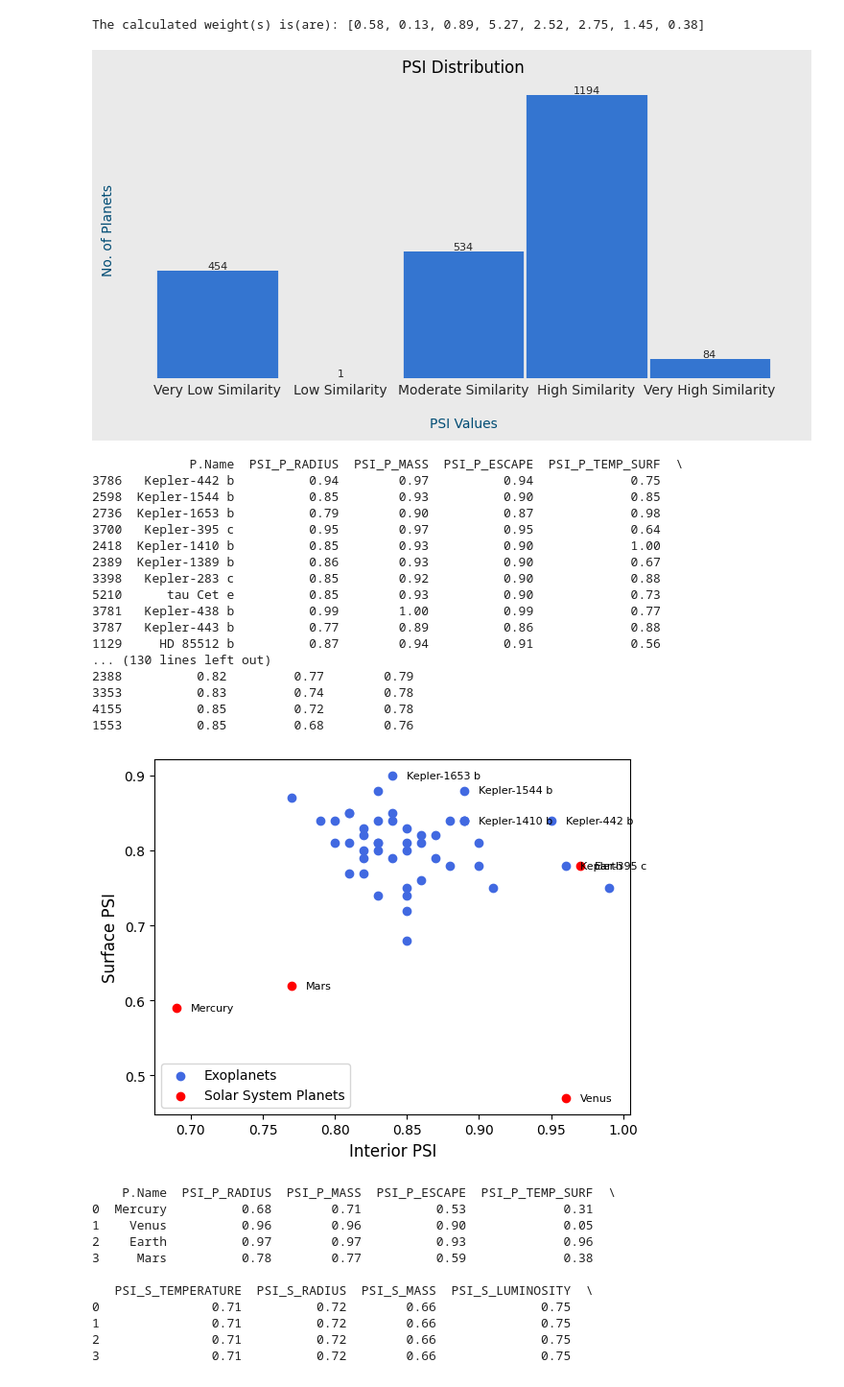
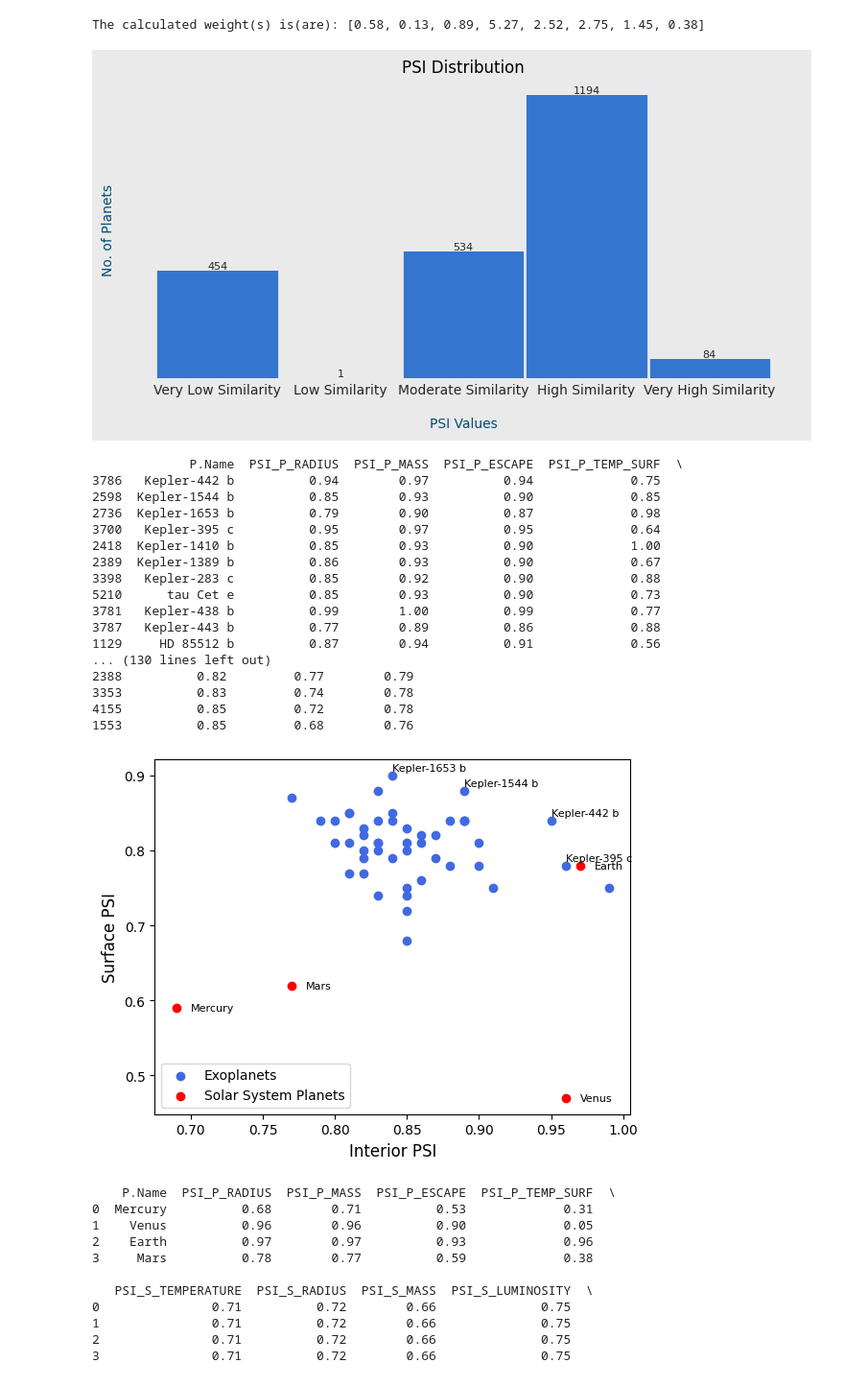
Before and after one commit to Adi-Rai/ExoPSI, a Jupyter notebook: try3.ipynb, the cells around one changed output. Shown: that part at 96% size. Cells and saved outputs as stored; diff of their text form; code cells hidden in the pictures.

Commit message:
plot solved

```diff
--- a/try3.ipynb
+++ b/try3.ipynb
@@ -98,37 +98,35 @@ ax.scatter(x=solar_system_data['PSI_Interior'], y=solar_system_data['PSI_Surface
 plt.xlabel("Interior PSI", fontsize=12, fontweight="roman")
 plt.ylabel("Surface PSI", fontsize=12, fontweight="roman")
 plt.xticks(fontweight="roman")
 plt.yticks(fontweight="roman")
 plt.legend(['Exoplanets','Solar System Planets'])
 for (x,y,text) in zip(solar_system_data['PSI_Interior'],solar_system_data['PSI_Surface'], solar_system_data['P.Name']):
     plt.text(x+0.01,y,text, fontsize=8,horizontalalignment='left', verticalalignment='center')
 for (x,y,text) in zip(PSI_data.loc[PSI_data.index[0:4],'PSI_Interior'],PSI_data.loc[PSI_data.index[0:4],'PSI_Surface'], PSI_data.loc[PSI_data.index[0:5],'P.Name']):
-    plt.text(x+0.01,y,text, fontsize=8,horizontalalignment='left', verticalalignment='center')
-plt.text(PSI_data.loc[PSI_data.index[4],'PSI_Interior']+0.01,PSI_data.loc[PSI_data.index[4],'PSI_Surface']-0.001,PSI_data.loc[PSI_data.index[4],'P.Name'], fontsize=8,horizontalalignment='left', verticalalignment='center')
-
+    plt.text(x,y+0.01,text, fontsize=8,horizontalalignment='left', verticalalignment='center')
 
 plt.show()
 writer.save()
 # %% [output]
 [figure]
              P.Name  PSI_P_RADIUS  PSI_P_MASS  PSI_P_ESCAPE  PSI_P_TEMP_SURF  \
 3786   Kepler-442 b          0.94        0.97          0.94             0.75
 2598  Kepler-1544 b          0.85        0.93          0.90             0.85
 2736  Kepler-1653 b          0.79        0.90          0.87             0.98
 3700   Kepler-395 c          0.95        0.97          0.95             0.64
 2418  Kepler-1410 b          0.85        0.93          0.90             1.00
 2389  Kepler-1389 b          0.86        0.93          0.90             0.67
 3398   Kepler-283 c          0.85        0.92          0.90             0.88
 5210      tau Cet e          0.85        0.93          0.90             0.73
 3781   Kepler-438 b          0.99        1.00          0.99             0.77
 3787   Kepler-443 b          0.77        0.89          0.86             0.88
 1129     HD 85512 b          0.87        0.94          0.91             0.56
 ... (130 lines left out)
 2388          0.82         0.77        0.79
 3353          0.83         0.74        0.78
 4155          0.85         0.72        0.78
 1553          0.85         0.68        0.76
-[figure, old version]
+[figure, new version]
 # %%
 print(solar_system_data)
 # %% [output]
```
Also changed, not shown: 3 other files.
